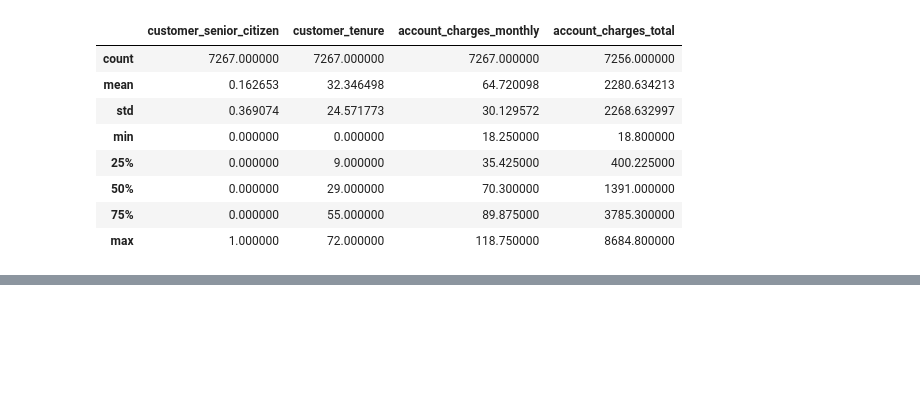
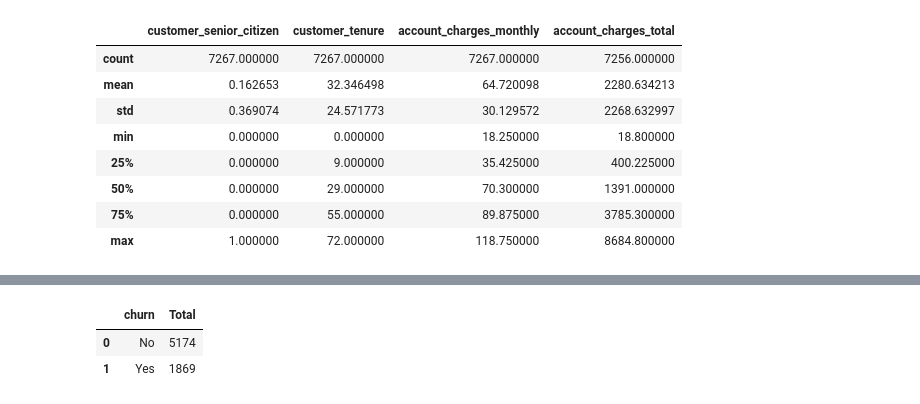
Before and after one commit to paulahruizpro-ux/Alura-Store-Challenge, a Jupyter notebook: TelecomX_BR.ipynb, the cells around one changed output, grey strips where cells are left out. Cells and saved outputs as stored; diff of their text form; code cells hidden in the pictures; blank space fills up the shorter version.

```diff
--- a/TelecomX_BR.ipynb
+++ b/TelecomX_BR.ipynb
@@ -268,0 +256,7 @@ plt.show()
+# %%
+df_contagem = df_plot['churn'].value_counts().reset_index(name='Total')
+df_contagem
+# %% [output]
+|  | churn | Total |
+| 0 | No | 5174 |
+| 1 | Yes | 1869 |
```
Also changed, not shown: parts of 47 cells of this notebook.
